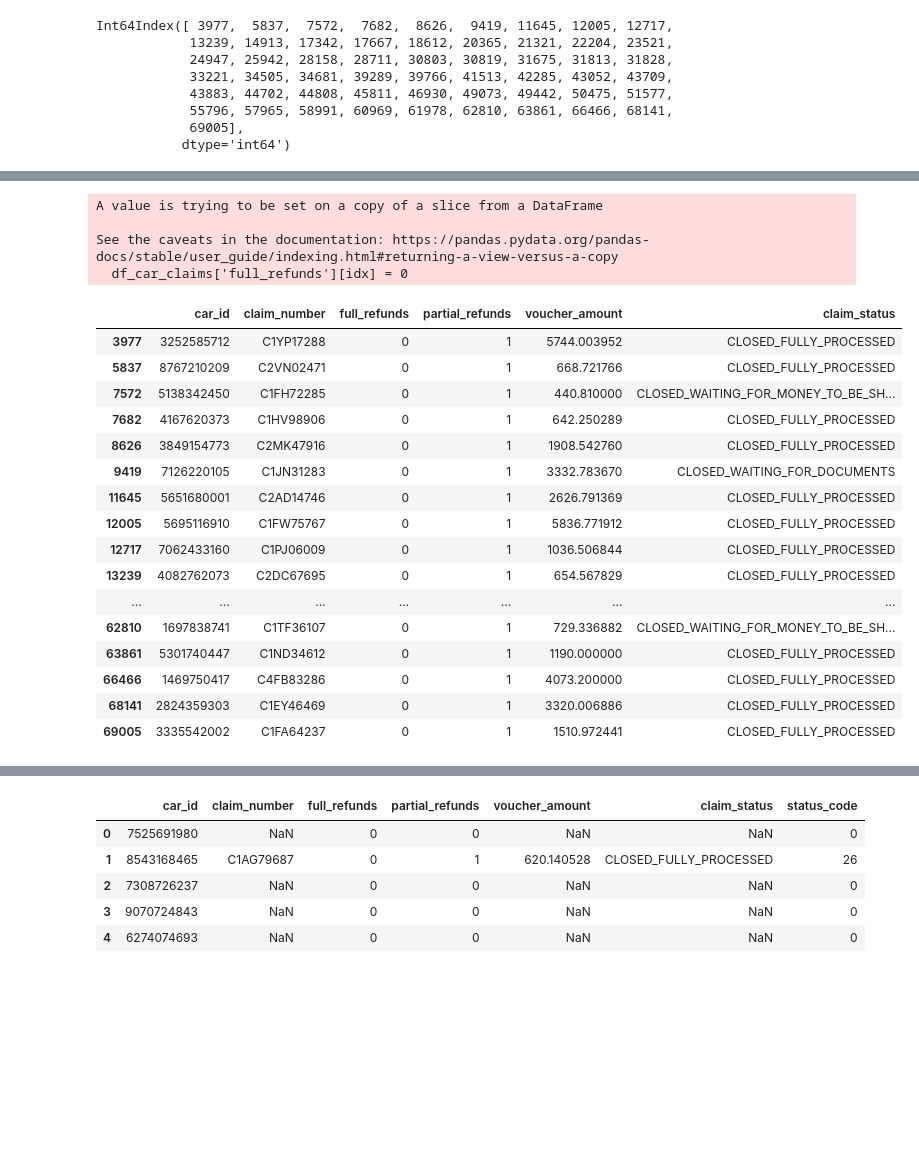
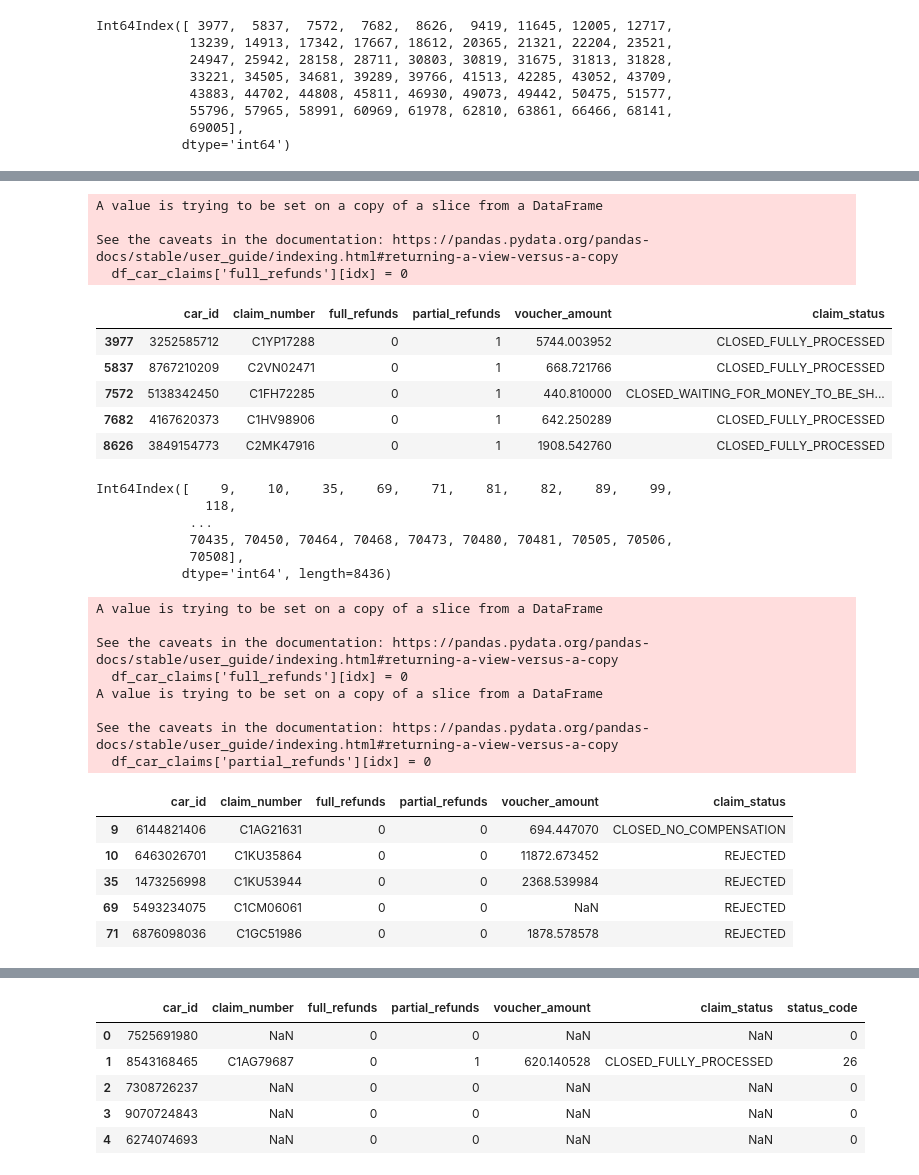
Before and after one commit to dileepsathyan/assignments, a Jupyter notebook: Vroom Virtusa/Vroom Virtusa Assignment.ipynb, the cells around one changed output, grey strips where cells are left out. Saved outputs shown, nothing was run; the diff lists cells and outputs as text; code cells hidden in the pictures; blank space fills up the shorter version.

```diff
--- a/Vroom Virtusa/Vroom Virtusa Assignment.ipynb
+++ b/Vroom Virtusa/Vroom Virtusa Assignment.ipynb
@@ -669,30 +658,52 @@ Int64Index([ 3977,  5837,  7572,  7682,  8626,  9419, 11645, 12005, 12717,
 # %%
 # Adjusting the full_refunds values to 0 to perfect the dataframe
 
 df_car_claims['full_refunds'][idx] = 0
-df_car_claims.loc[idx]
+df_car_claims.loc[idx].head()
 # %% [output]
 A value is trying to be set on a copy of a slice from a DataFrame
 
 See the caveats in the documentation: https://pandas.pydata.org/pandas-docs/stable/user_guide/indexing.html#returning-a-view-versus-a-copy
   df_car_claims['full_refunds'][idx] = 0
 |  | car_id | claim_number | full_refunds | partial_refunds | voucher_amount | claim_status |
 | 3977 | 3252585712 | C1YP17288 | 0 | 1 | 5744.003952 | CLOSED_FULLY_PROCESSED |
 | 5837 | 8767210209 | C2VN02471 | 0 | 1 | 668.721766 | CLOSED_FULLY_PROCESSED |
 | 7572 | 5138342450 | C1FH72285 | 0 | 1 | 440.810000 | CLOSED_WAITING_FOR_MONEY_TO_BE_SH... |
 | 7682 | 4167620373 | C1HV98906 | 0 | 1 | 642.250289 | CLOSED_FULLY_PROCESSED |
 | 8626 | 3849154773 | C2MK47916 | 0 | 1 | 1908.542760 | CLOSED_FULLY_PROCESSED |
-| 9419 | 7126220105 | C1JN31283 | 0 | 1 | 3332.783670 | CLOSED_WAITING_FOR_DOCUMENTS |
-| 11645 | 5651680001 | C2AD14746 | 0 | 1 | 2626.791369 | CLOSED_FULLY_PROCESSED |
-| 12005 | 5695116910 | C1FW75767 | 0 | 1 | 5836.771912 | CLOSED_FULLY_PROCESSED |
-| 12717 | 7062433160 | C1PJ06009 | 0 | 1 | 1036.506844 | CLOSED_FULLY_PROCESSED |
-| 13239 | 4082762073 | C2DC67695 | 0 | 1 | 654.567829 | CLOSED_FULLY_PROCESSED |
-| ... | ... | ... | ... | ... | ... | ... |
-| 62810 | 1697838741 | C1TF36107 | 0 | 1 | 729.336882 | CLOSED_WAITING_FOR_MONEY_TO_BE_SH... |
-| 63861 | 5301740447 | C1ND34612 | 0 | 1 | 1190.000000 | CLOSED_FULLY_PROCESSED |
-| 66466 | 1469750417 | C4FB83286 | 0 | 1 | 4073.200000 | CLOSED_FULLY_PROCESSED |
-| 68141 | 2824359303 | C1EY46469 | 0 | 1 | 3320.006886 | CLOSED_FULLY_PROCESSED |
-| 69005 | 3335542002 | C1FA64237 | 0 | 1 | 1510.972441 | CLOSED_FULLY_PROCESSED |
+# %%
+# For the REJECTED & CLOSED_NO_COMPENSATION statuses, set the full_refunds & partial refunds values to 0
+
+idx = df_car_claims[df_car_claims['claim_status'].isin(['REJECTED', 'CLOSED_NO_COMPENSATION'])].index
+idx
+# %% [output]
+Int64Index([    9,    10,    35,    69,    71,    81,    82,    89,    99,
+              118,
+            ...
+            70435, 70450, 70464, 70468, 70473, 70480, 70481, 70505, 70506,
+            70508],
+           dtype='int64', length=8436)
+# %%
+# Adjusting the full_refunds values to 0 to perfect the dataframe
+
+df_car_claims['full_refunds'][idx] = 0
+df_car_claims['partial_refunds'][idx] = 0
+df_car_claims.loc[idx].head()
+# %% [output]
+A value is trying to be set on a copy of a slice from a DataFrame
+
+See the caveats in the documentation: https://pandas.pydata.org/pandas-docs/stable/user_guide/indexing.html#returning-a-view-versus-a-copy
+  df_car_claims['full_refunds'][idx] = 0
+A value is trying to be set on a copy of a slice from a DataFrame
+
+See the caveats in the documentation: https://pandas.pydata.org/pandas-docs/stable/user_guide/indexing.html#returning-a-view-versus-a-copy
+  df_car_claims['partial_refunds'][idx] = 0
+|  | car_id | claim_number | full_refunds | partial_refunds | voucher_amount | claim_status |
+| 9 | 6144821406 | C1AG21631 | 0 | 0 | 694.447070 | CLOSED_NO_COMPENSATION |
+| 10 | 6463026701 | C1KU35864 | 0 | 0 | 11872.673452 | REJECTED |
+| 35 | 1473256998 | C1KU53944 | 0 | 0 | 2368.539984 | REJECTED |
+| 69 | 5493234075 | C1CM06061 | 0 | 0 | NaN | REJECTED |
+| 71 | 6876098036 | C1GC51986 | 0 | 0 | 1878.578578 | REJECTED |
 # %%
 df_car_claims['claim_status'].value_counts()
 # %% [output]
```
Also changed, not shown: parts of 4 cells of this notebook, 1 other file.
